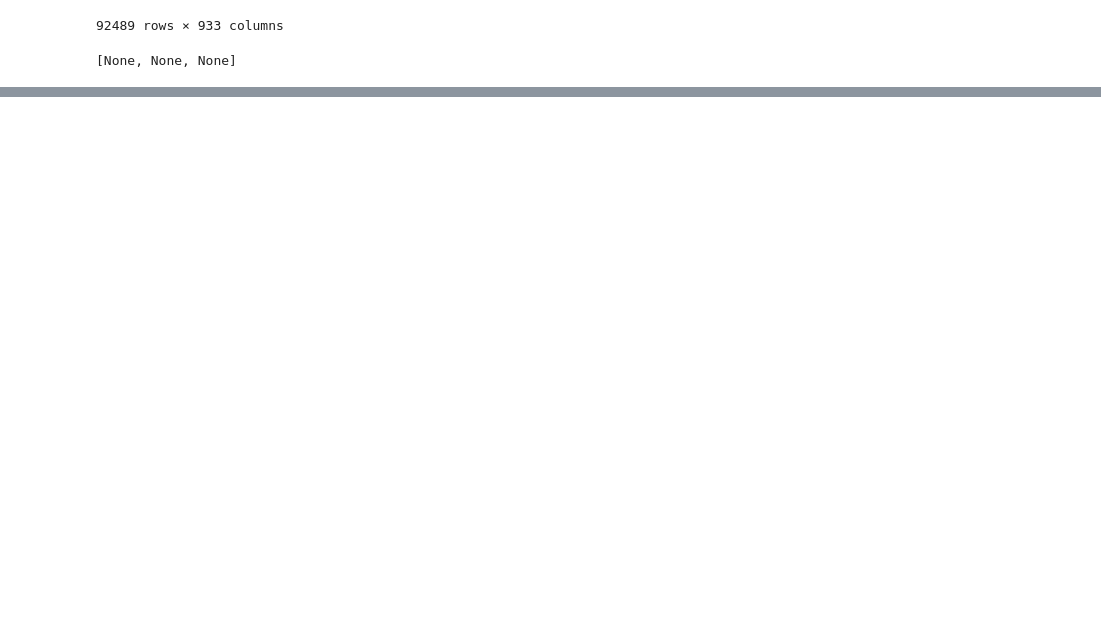
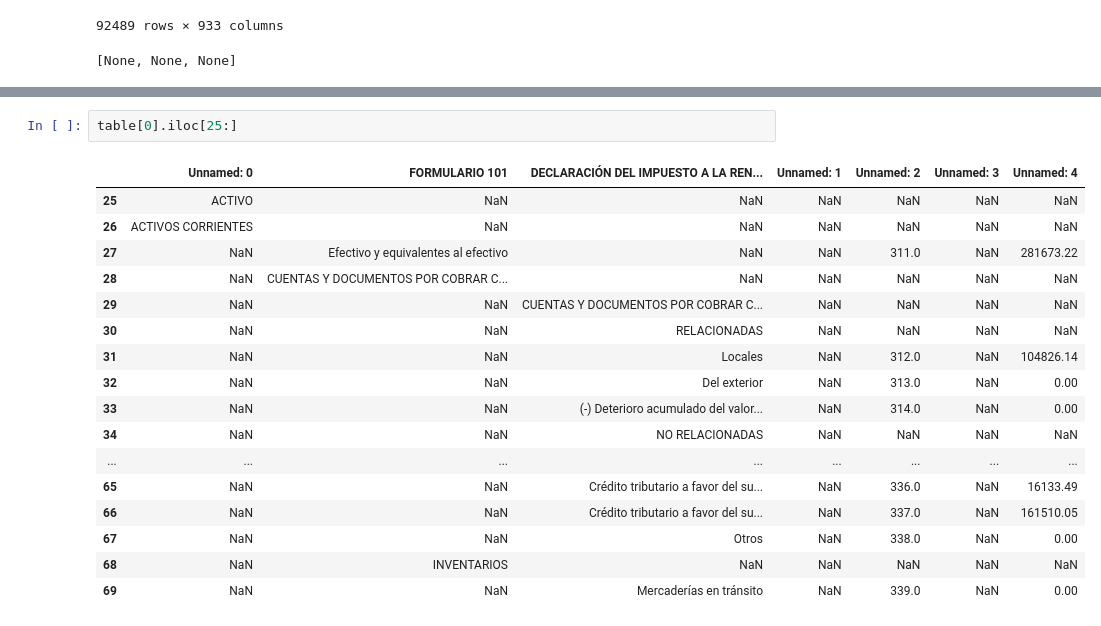
Before and after one commit to EdwinDuranH/FinancialViz, a Jupyter notebook: Generalizer.ipynb, the cells around one changed output, grey strips where cells are left out. Drawn from its saved outputs; the diff is of its cells as text; blank space fills up the shorter version.

```diff
--- a/Generalizer.ipynb
+++ b/Generalizer.ipynb
@@ -483,0 +677,20 @@ tier_4 = ["CUENTAS Y DOCUMENTOS POR COBRAR COMERCIALES CORRIENTES","OTRAS CUENTA
+# %%
+table[0].iloc[25:]
+# %% [output]
+|  | Unnamed: 0 | FORMULARIO 101 | DECLARACIÓN DEL IMPUESTO A LA REN... | Unnamed: 1 | Unnamed: 2 | Unnamed: 3 | Unnamed: 4 |
+| 25 | ACTIVO | NaN | NaN | NaN | NaN | NaN | NaN |
+| 26 | ACTIVOS CORRIENTES | NaN | NaN | NaN | NaN | NaN | NaN |
+| 27 | NaN | Efectivo y equivalentes al efectivo | NaN | NaN | 311.0 | NaN | 281673.22 |
+| 28 | NaN | CUENTAS Y DOCUMENTOS POR COBRAR C... | NaN | NaN | NaN | NaN | NaN |
+| 29 | NaN | NaN | CUENTAS Y DOCUMENTOS POR COBRAR C... | NaN | NaN | NaN | NaN |
+| 30 | NaN | NaN | RELACIONADAS | NaN | NaN | NaN | NaN |
+| 31 | NaN | NaN | Locales | NaN | 312.0 | NaN | 104826.14 |
+| 32 | NaN | NaN | Del exterior | NaN | 313.0 | NaN | 0.00 |
+| 33 | NaN | NaN | (-) Deterioro acumulado del valor... | NaN | 314.0 | NaN | 0.00 |
+| 34 | NaN | NaN | NO RELACIONADAS | NaN | NaN | NaN | NaN |
+| ... | ... | ... | ... | ... | ... | ... | ... |
+| 65 | NaN | NaN | Crédito tributario a favor del su... | NaN | 336.0 | NaN | 16133.49 |
+| 66 | NaN | NaN | Crédito tributario a favor del su... | NaN | 337.0 | NaN | 161510.05 |
+| 67 | NaN | NaN | Otros | NaN | 338.0 | NaN | 0.00 |
+| 68 | NaN | INVENTARIOS | NaN | NaN | NaN | NaN | NaN |
+| 69 | NaN | NaN | Mercaderías en tránsito | NaN | 339.0 | NaN | 0.00 |
```
Also changed, not shown: parts of 9 cells of this notebook, 1 other file.
